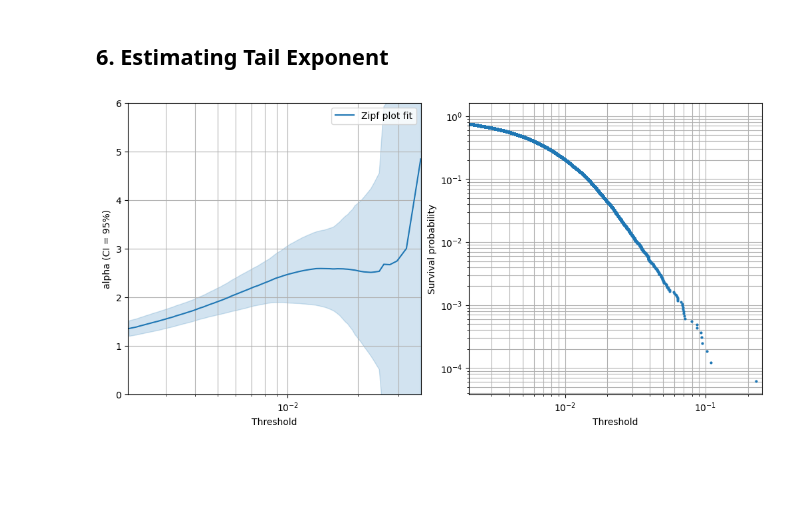
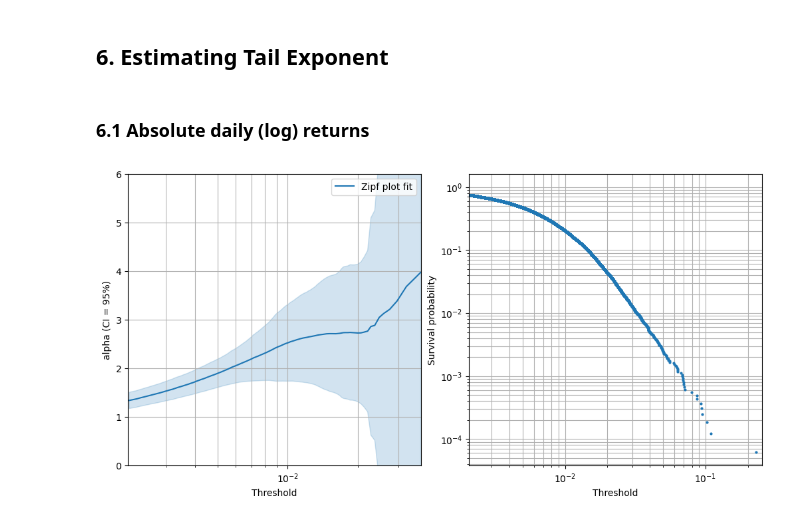
Before and after one commit to ssadjina/FatTailedTools, a Jupyter notebook: notebook_examples.ipynb, the cells around one changed output. Drawn from its saved outputs; the diff is of its cells as text; code cells hidden in the pictures; blank space fills up the shorter version.

Commit message:
Continued on examples notebook; alpha.fit_alpha_and_scale_linear_subsampling(): added 'both' as option to the tail argument to allow for absolute values;

```diff
--- a/notebook_examples.ipynb
+++ b/notebook_examples.ipynb
@@ -132,7 +132,10 @@ plotting.plot_gumbel_test(series=log_returns)
 [figure]
 # %% [markdown]
 ## 6. Estimating Tail Exponent
-# %%
-plotting.graphical_alpha_estimation(series=log_returns_abs, loc=0, frac=0.7, n_subsets=30, plot=True, max_samples_per_subset=300, sd=2)
-# %% [output]
-[figure, removed]
+# %% [markdown]
+### 6.1 Absolute daily (log) returns
+# %%
+# Visual estimation of tail exponent by varying the assumed tail start
+plotting.graphical_alpha_estimation(series=log_returns_abs)
+# %% [output]
+[figure, added]
```
Also changed, not shown: parts of 4 cells of this notebook, 1 other file.
